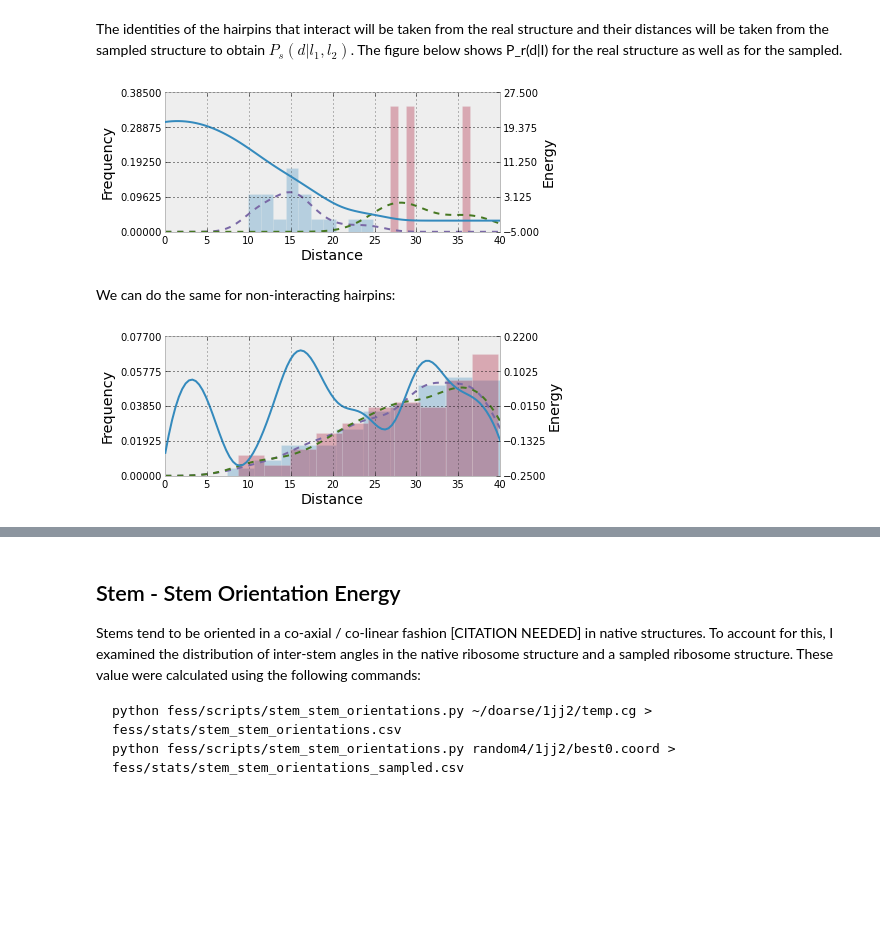
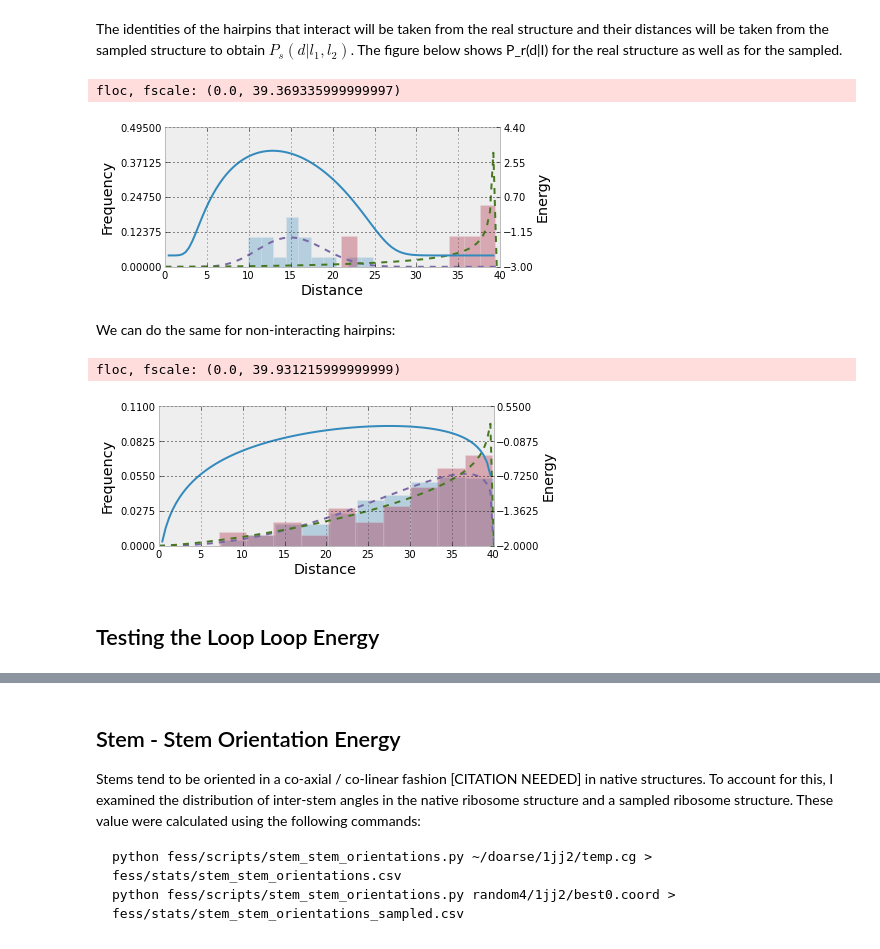
Before and after one commit to ViennaRNA/ernwin, a Jupyter notebook: ipy_notebook_ernwin.ipynb, the cells around one changed output, grey strips where cells are left out. Drawn from its saved outputs; the diff is of its cells as text; code cells hidden in the pictures; blank space fills up the shorter version.

Commit message:
Changes to the LoopLoopEnergy, the ipython notebook and all the statistics

```diff
--- a/ipy_notebook_ernwin.ipynb
+++ b/ipy_notebook_ernwin.ipynb
@@ -203,7 +203,7 @@ The identities of the hairpins that interact will be taken from the real structu
 # %%
 import scipy.stats as ss
 
-def plot_real_vs_sampled(real_dists, sampled_dists, xlim=[0,40], pseudocount=0.1):
+def plot_real_vs_sampled(real_dists, sampled_dists, xlim=[0,40], pseudocount=0.1, floc=None):
     fig, ax1 = plt.subplots()
 
     figsize(6, 2.5)
@@ -215,9 +215,9 @@ def plot_real_vs_sampled(real_dists, sampled_dists, xlim=[0,40], pseudocount=0.1
     kr = ss.gaussian_kde(real_dists)
     ks = ss.gaussian_kde(sampled_dists)
 
+    if floc == None:
+        floc = 0.9 * min(list(real_dists) + list(sampled_dists))
 
-
-    floc = 0.9 * min(list(real_dists) + list(sampled_dists))
     fscale = max(list(real_dists) + list(sampled_dists))
 
     cud.pv('floc, fscale')
@@ -251,14 +251,19 @@ def plot_real_vs_sampled(real_dists, sampled_dists, xlim=[0,40], pseudocount=0.1
     #ax.legend(bbox_to_anchor=(1.1, 1.05))
 # %%
 (ll, ll_y, ll_n) = load_interactions('fess/stats/temp.longrange.stats', 'h', 'h')
-(sll, sll_y, sll_n) = load_interactions('fess/stats/temp.longrange.stats.sampled', 'h', 'h')
+#(sll, sll_y, sll_n) = load_interactions('fess/stats/temp.longrange.stats.sampled', 'h', 'h')
+(sll, sll_y, sll_n) = load_interactions('fess/stats/temp.longrange.random_radius_of_gyration_beta_16.stats', 'h', 'h')
 
-plot_real_vs_sampled(ll_y['dist'], sll_y['dist'])
+plot_real_vs_sampled(ll_y['dist'], sll_y['dist'], floc=0.)
 # %% [output]
+floc, fscale: (0.0, 39.369335999999997)
-[figure, old version]
+[figure, new version]
 # %% [markdown]
 We can do the same for non-interacting hairpins:
 # %%
-plot_real_vs_sampled(ll_n['dist'], sll_n['dist'])
+plot_real_vs_sampled(ll_n['dist'], sll_n['dist'], floc=0.)
 # %% [output]
+floc, fscale: (0.0, 39.931215999999999)
-[figure, old version]
+[figure, new version]
+# %% [markdown]
+## Testing the Loop Loop Energy ##
```
Also changed, not shown: parts of 22 cells of this notebook, 5 other files.
